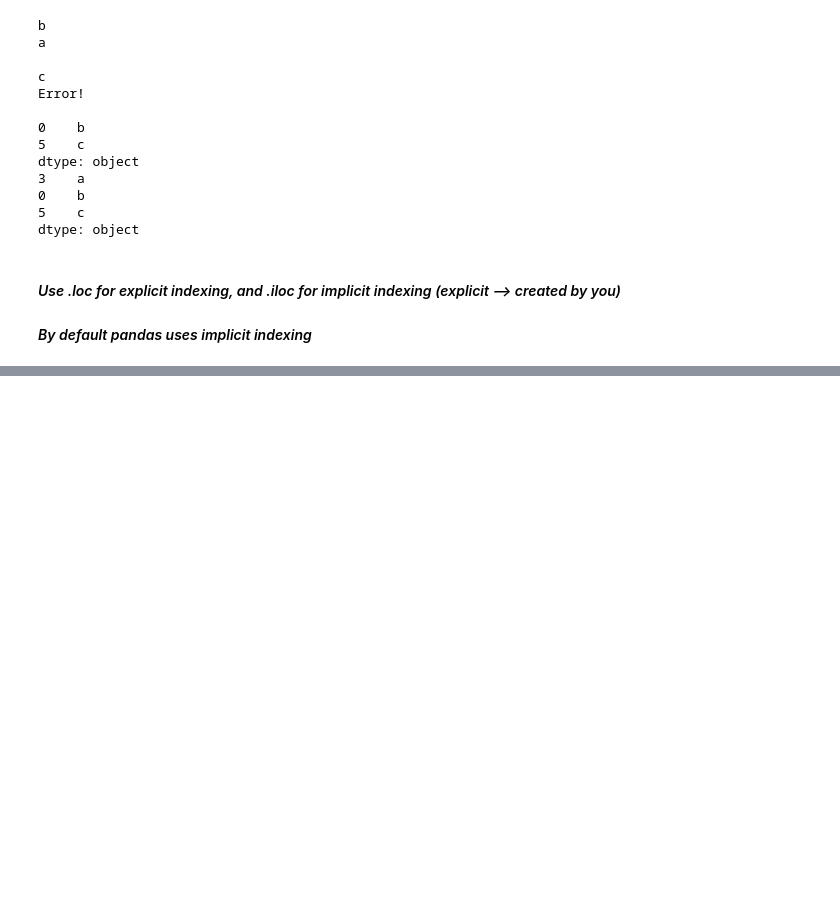
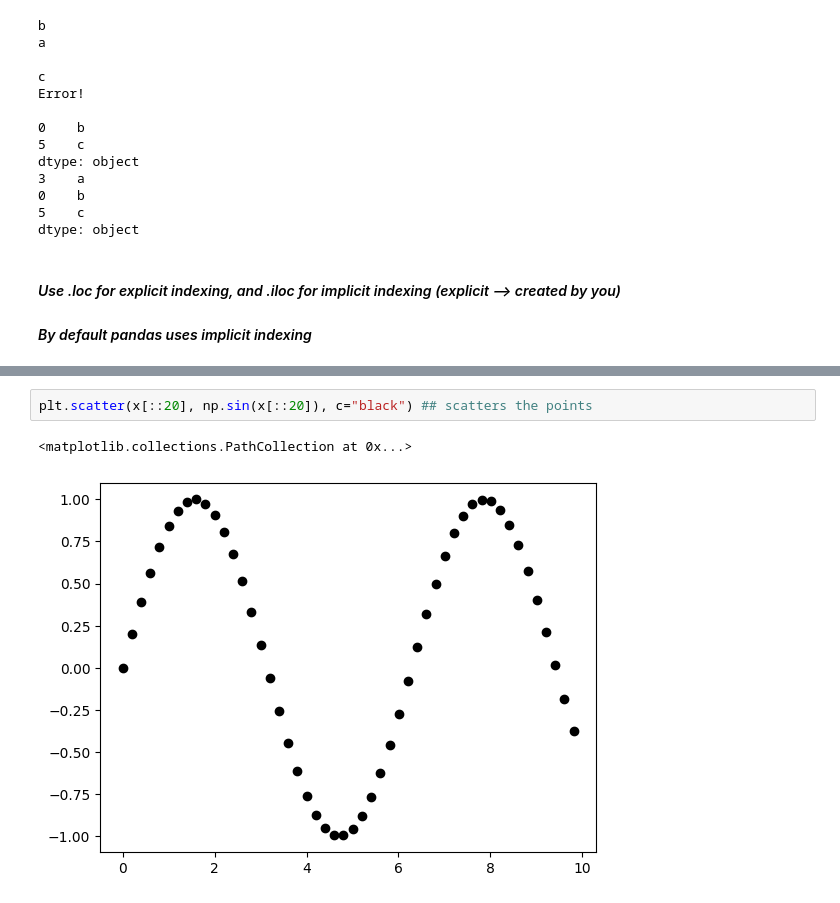
Before and after one commit to PowerCell12/Data-Science-Machine-Learning-Theory-Projects-A-Z-90-HOURS-Udemy, a Jupyter notebook: python-for-data-science-and-data-analysis.ipynb, the cells around one changed output, grey strips where cells are left out. Saved outputs shown, nothing was run; the diff lists cells and outputs as text; blank space fills up the shorter version.

```diff
--- a/python-for-data-science-and-data-analysis.ipynb
+++ b/python-for-data-science-and-data-analysis.ipynb
@@ -325,0 +341,5 @@ dtype: object
+# %%
+plt.scatter(x[::20], np.sin(x[::20]), c="black") ## scatters the points
+# %% [output]
+<matplotlib.collections.PathCollection at 0x...>
+[figure, added]
```
Also changed, not shown: parts of 17 cells of this notebook.
